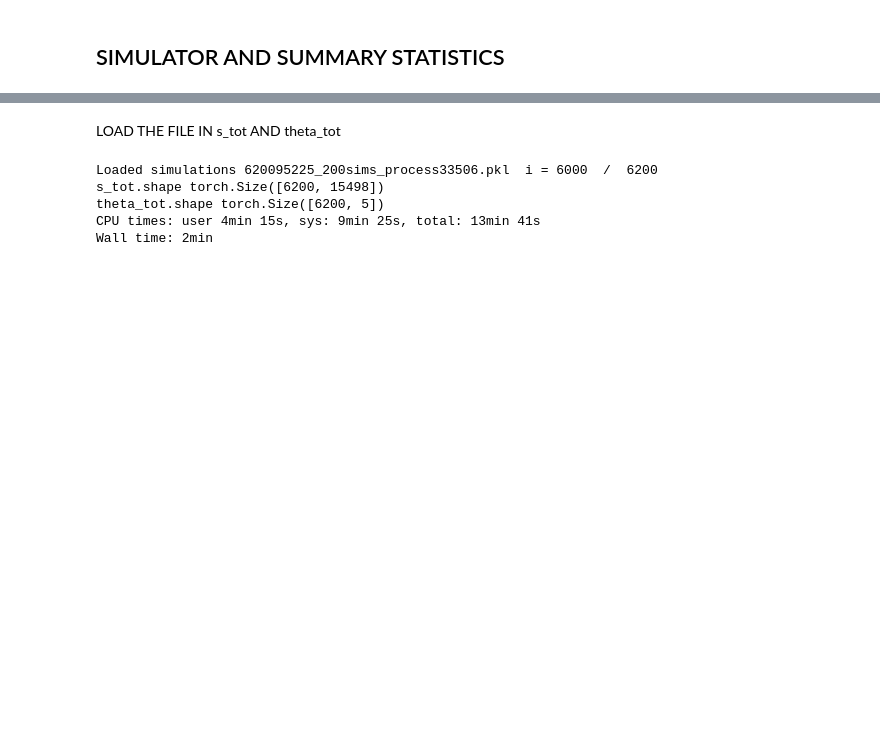
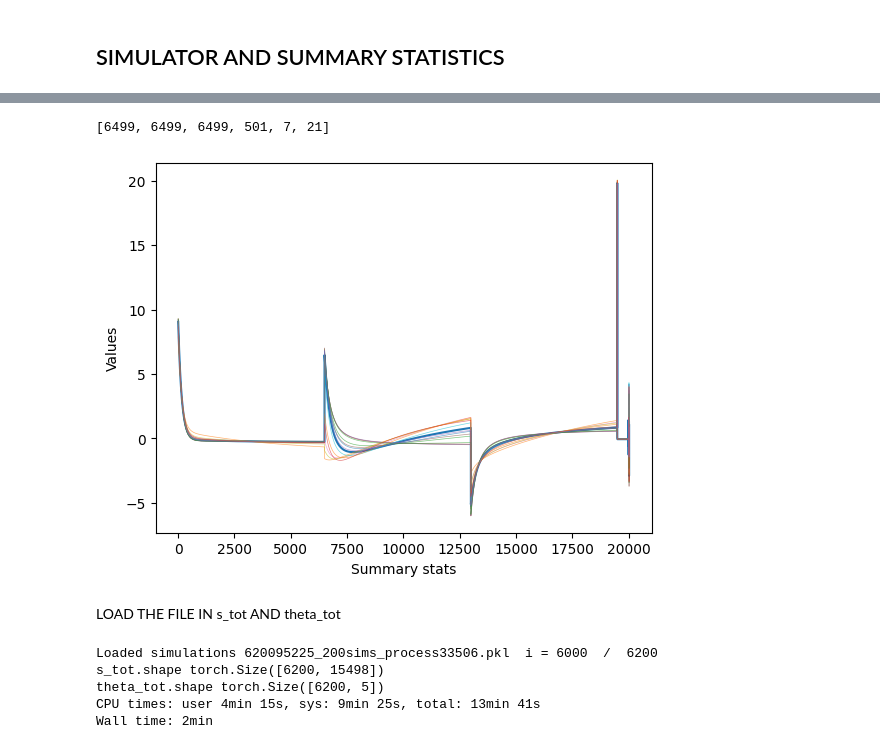
Before and after one commit to jacopocarotenuto/SBI_RedBloodCells, a Jupyter notebook: results.ipynb, the cells around one changed output, grey strips where cells are left out. Saved outputs shown, nothing was run; the diff lists cells and outputs as text; code cells hidden in the pictures; blank space fills up the shorter version.

```diff
--- a/results.ipynb
+++ b/results.ipynb
@@ -22,7 +30,7 @@ Sample_frequency = 25_000 # The sampling frequency. This is the number of sample
 DeltaT = 1/Sample_frequency # The sampling period. This is the amount of time that passes in the model between each sample that is recorded
 TotalT = 13 # The total time for the simulation. This is the total amount of time that the simulation is intended to represent
 transient = 3
-n_sim = int(500)
+n_sim = int(1000)
 t_corr = TotalT/50
 # %%
 time_steps_amount = np.int64(TotalT/dt) # Number of steps
@@ -46,5 +195,26 @@ theta, theta_torch = get_theta_from_prior(prior_limits, 1)
 Simulator_noGPU(0.1, 0.1, 0.5, theta);
 # %%
 %%time
-#theta, theta_torch = get_theta_from_prior(prior_limits, n_sim)
-#x_trace, y_trace, f_trace = Simulator_noGPU(dt, DeltaT, TotalT, theta)
+theta, theta_torch = get_theta_from_prior(prior_limits, n_sim)
+x_trace, y_trace, f_trace = Simulator_noGPU(dt, DeltaT, TotalT, theta)
+# %%
+%%time
+# Compute the summary statistics from the simulations
+selected_stats = ["Cxx", "s_redx", "tucci"]
+z_score = True
+
+first = True
+for i in range(n_sim):
+    print("i = ", i, " / ", n_sim, end="\r")
+    summary_stats = compute_summary_statistics(x_trace[i], theta[:,i])
+    s_i = select_summary_statistics(summary_stats, selected_stats, z_score=z_score)
+
+    if first:
+        s_tot = s_i
+        theta_tot = torch.from_numpy(summary_stats["theta"]).to(torch.float32)
+        first = False
+    else:
+        s_tot = torch.cat((s_tot, s_i), dim=0)
+        theta_tot = torch.cat((theta_tot, torch.from_numpy(summary_stats["theta"]).to(torch.float32)), dim=1)
+
+print(s_tot.shape, theta_tot.shape)
@@ -51,3 +225,16 @@ Simulator_noGPU(0.1, 0.1, 0.5, theta);
+# %%
+print([len(summary_stats[s]) for s in selected_stats])
+# %% [output]
+[6499, 6499, 6499, 501, 7, 21]
+# %%
+plt.xlabel("Summary stats")
+plt.ylabel("Values")
+plt.plot(s_tot[0, :])
+
+for i in range(1, 15):
+    plt.plot(s_tot[i, :], lw=0.5, alpha=0.6)
+# %% [output]
+[figure, added]
 # %%
 # # Example of simulated traces
 # plt.figure(figsize=(15, 5))
```
Also changed, not shown: parts of 4 cells of this notebook.
